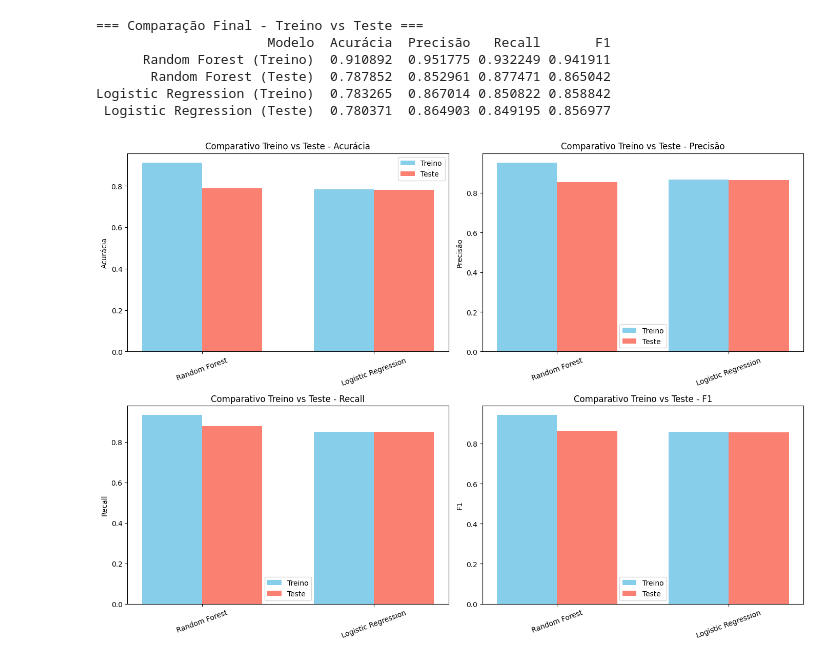
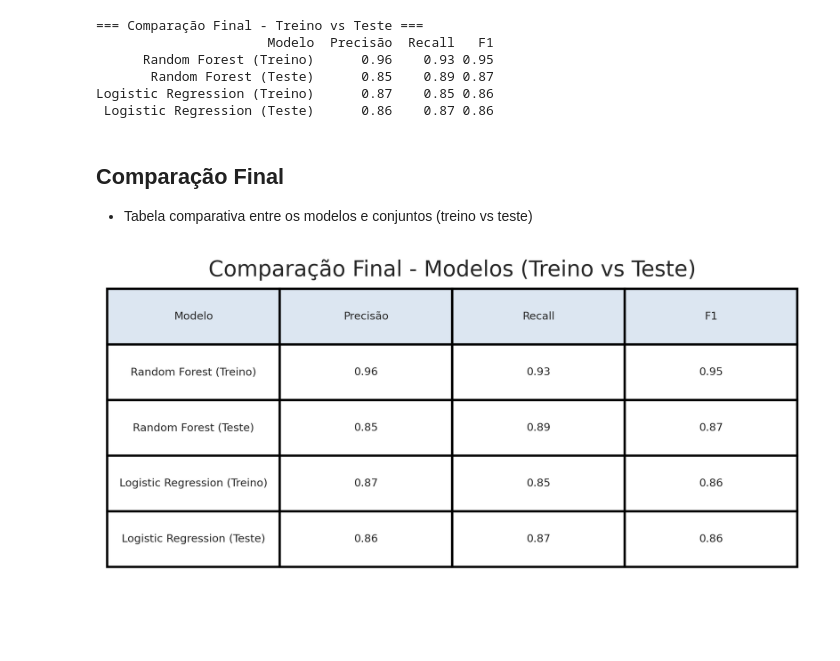
Before and after one commit to MatheusEdu12/analise-credito, a Jupyter notebook: notebooks/05_avaliacao.ipynb, the cells around one changed output. Cells and saved outputs as stored; diff of their text form; code cells hidden in the pictures; blank space fills up the shorter version.

```diff
--- a/notebooks/05_avaliacao.ipynb
+++ b/notebooks/05_avaliacao.ipynb
@@ -9,3 +13,7 @@ from sklearn.feature_selection import SelectKBest, f_classif
+# %%
+sns.set_palette("Set2")
+sns.set_style("whitegrid")
+sns.set_context("talk")
 # %%
 x_train = pd.read_csv("data/processed/x_train.csv")
 x_test  = pd.read_csv("data/processed/x_test.csv")
@@ -28,7 +45,6 @@ def evaluate_model(model, x, y, name):
 
     return {
         "Modelo": name,
-        "Acurácia": accuracy_score(y, y_pred),
         "Precisão": precision_score(y, y_pred, pos_label=0),
         "Recall": recall_score(y, y_pred, pos_label=0),
         "F1": f1_score(y, y_pred, pos_label=0),
@@ -46,41 +62,37 @@ results_df = pd.DataFrame([
     lr_train_metrics, lr_test_metrics
 ])
 # %%
-results_df_display = results_df[["Modelo", "Acurácia", "Precisão", "Recall", "F1"]]
+results_df_display = results_df[["Modelo", "Precisão", "Recall", "F1"]].round(2)
 print("\n=== Comparação Final - Treino vs Teste ===")
 print(results_df_display.to_string(index=False))
 # %% [output]
 === Comparação Final - Treino vs Teste ===
-                      Modelo  Acurácia  Precisão   Recall       F1
-      Random Forest (Treino)  0.910892  0.951775 0.932249 0.941911
-       Random Forest (Teste)  0.787852  0.852961 0.877471 0.865042
-Logistic Regression (Treino)  0.783265  0.867014 0.850822 0.858842
- Logistic Regression (Teste)  0.780371  0.864903 0.849195 0.856977
+                      Modelo  Precisão  Recall   F1
+      Random Forest (Treino)      0.96    0.93 0.95
+       Random Forest (Teste)      0.85    0.89 0.87
+Logistic Regression (Treino)      0.87    0.85 0.86
+ Logistic Regression (Teste)      0.86    0.87 0.86
-# %%
-# Visualização gráfica
-metrics = ["Acurácia", "Precisão", "Recall", "F1"]
-model_names = ["Random Forest", "Logistic Regression"]
-
-fig, axes = plt.subplots(2, 2, figsize=(14,10))
-axes = axes.flatten()
-
-for i, metric in enumerate(metrics):
-    train_values = [rf_train_metrics[metric], lr_train_metrics[metric]]
-    test_values  = [rf_test_metrics[metric], lr_test_metrics[metric]]
-
-    x_pos = np.arange(len(model_names))
-    width = 0.35
-
-    axes[i].bar(x_pos - width/2, train_values, width, label='Treino', color='skyblue')
-    axes[i].bar(x_pos + width/2, test_values, width, label='Teste', color='salmon')
-
-    axes[i].set_xticks(x_pos)
-    axes[i].set_xticklabels(model_names, rotation=20)
-    axes[i].set_ylabel(metric)
-    axes[i].set_title(f'Comparativo Treino vs Teste - {metric}')
-    axes[i].legend()
-
-plt.tight_layout()
-plt.show()
-# %% [output]
-[figure, removed]
+# %% [markdown]
+## Comparação Final
+- Tabela comparativa entre os modelos e conjuntos (treino vs teste)
+# %%
+fig, ax = plt.subplots(figsize=(4, 3), dpi=300)
+ax.axis('tight')
+ax.axis('off')
+
+table = ax.table(
+    cellText=results_df_display.values,
+    colLabels=results_df_display.columns,
+    cellLoc='center',
+    loc='center',
+    colColours=['#dce6f1'] * len(results_df_display.columns)
+)
+
+table.auto_set_font_size(False)
+table.set_fontsize(7)
+table.scale(2, 3)
+
+plt.title("Comparação Final - Modelos (Treino vs Teste)", fontsize=14, pad=15)
+plt.show()
+# %% [output]
+[figure, added]
```
Also changed, not shown: parts of 4 cells of this notebook, 11 other files.
